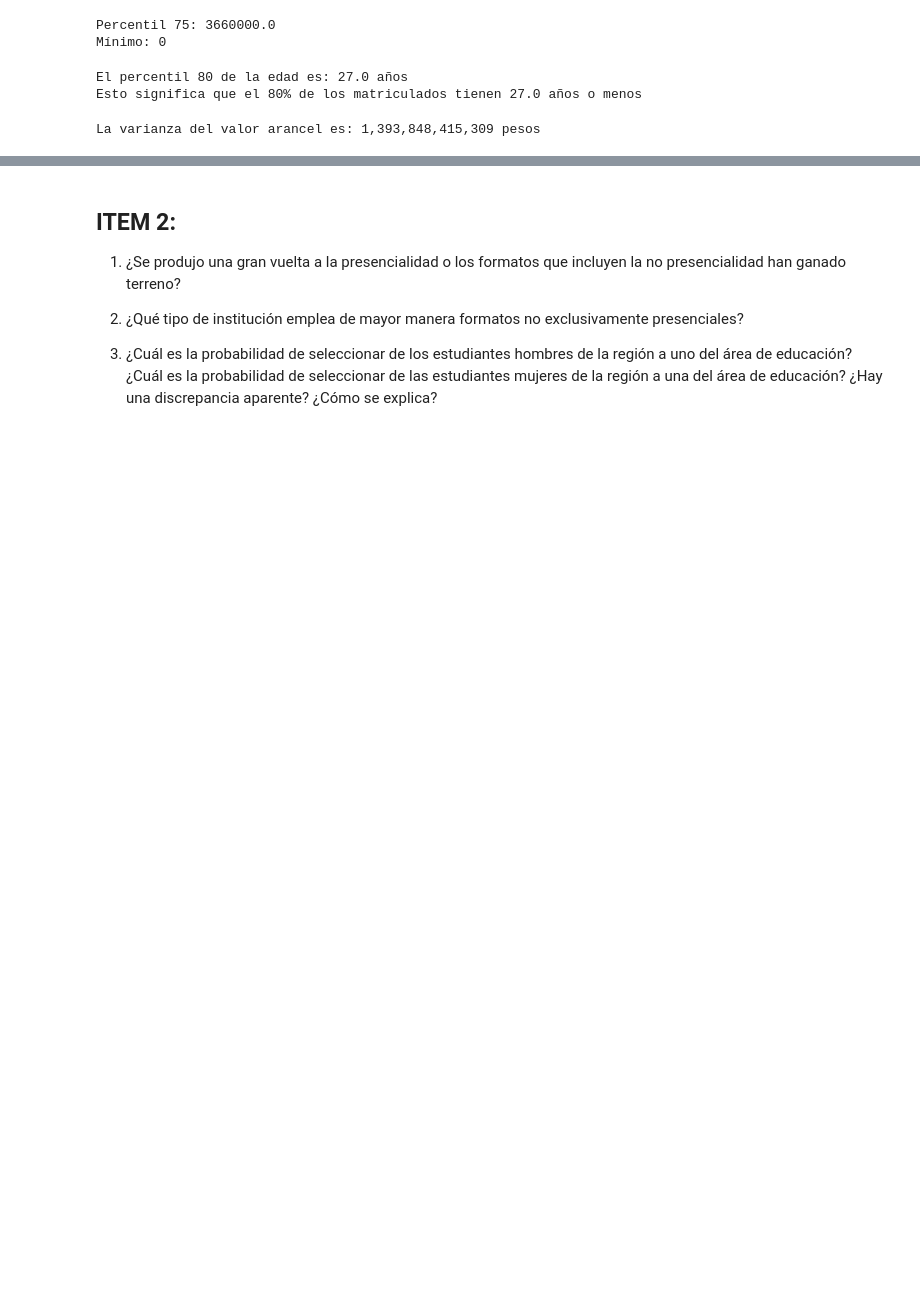
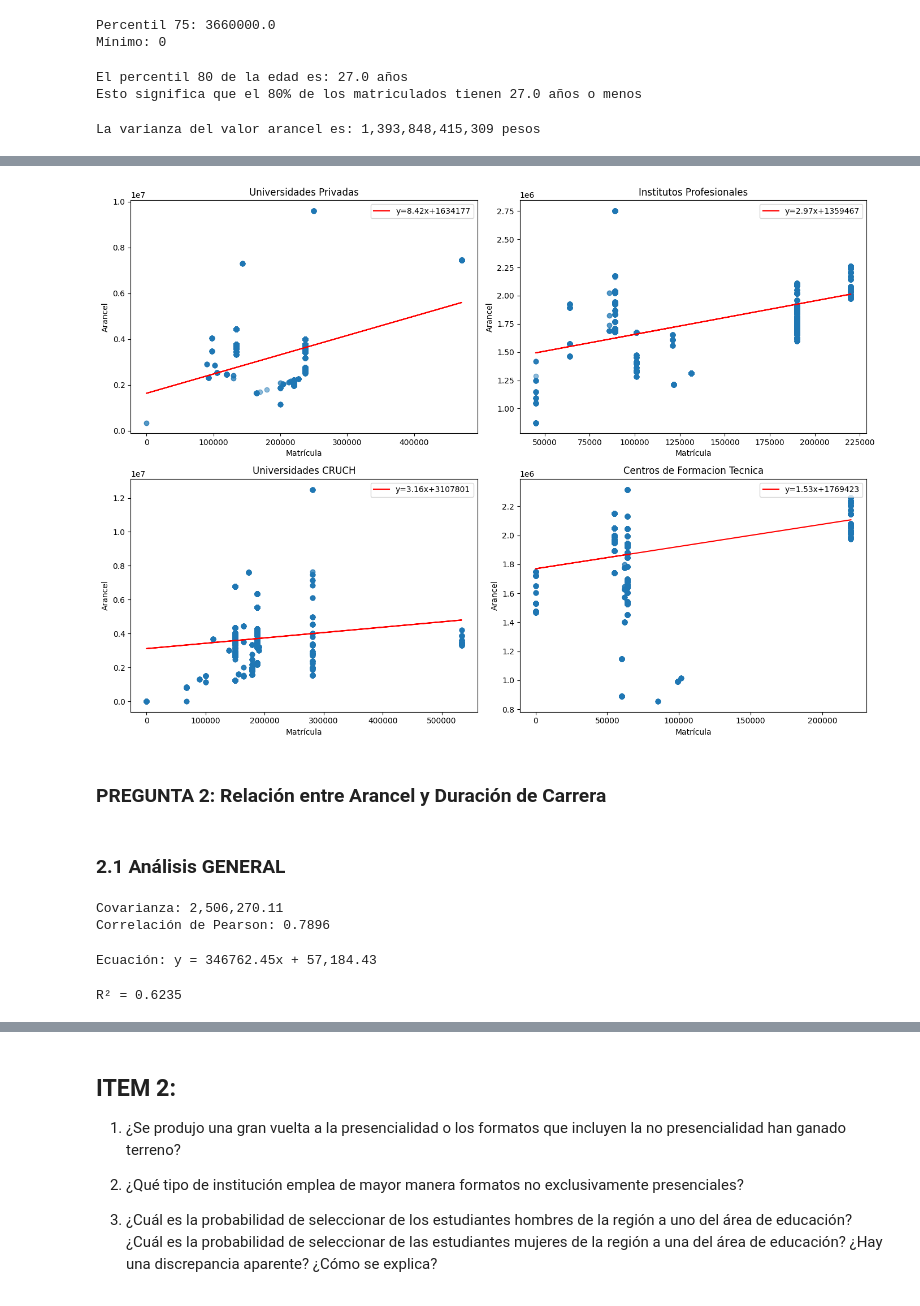
Before and after one commit to VincentiusFarenden/Estadistica-Descriptiva, a Jupyter notebook: TRABAJO TALLER SEMESTRAL/Trabajo_Practico.ipynb, the cells around one changed output, grey strips where cells are left out. Drawn from its saved outputs; the diff is of its cells as text; code cells hidden in the pictures; blank space fills up the shorter version.

```diff
--- a/TRABAJO TALLER SEMESTRAL/Trabajo_Practico.ipynb
+++ b/TRABAJO TALLER SEMESTRAL/Trabajo_Practico.ipynb
@@ -876,0 +957,6 @@ La varianza del valor arancel es: 1,393,848,415,309 pesos
+# %%
+# Ver tipos de instituciones
+tipos = df_1['TIPO DE INSTITUCION'].unique()
+print('Tipos de instituciones:')
+for tipo in tipos:
+    print(f'  - {tipo}')
@@ -876,0 +1028,60 @@ La varianza del valor arancel es: 1,393,848,415,309 pesos
+# %%
+# Gráficos por tipo
+fig, axes = plt.subplots(2, 2, figsize=(14, 10))
+axes = axes.flatten()
+
+for idx, tipo in enumerate(tipos):
+    df_tipo = df_1[df_1['TIPO DE INSTITUCION'] == tipo]
+    v_i = df_tipo['VALOR MATRICULA (PESOS)']
+    v_d = df_tipo['VALOR ARANCEL (PESOS)']
+
+    modelo = np.polyfit(v_i, v_d, 1)
+    m, b = modelo
+
+    axes[idx].scatter(v_i, v_d, alpha=0.5)
+    axes[idx].plot(v_i, m * v_i + b, 'r-', label=f'y={m:.2f}x+{b:.0f}')
+    axes[idx].set_title(tipo)
+    axes[idx].set_xlabel('Matrícula')
+    axes[idx].set_ylabel('Arancel')
+    axes[idx].legend()
+
+plt.tight_layout()
+plt.show()
+# %% [output]
+[figure, added]
+# %% [markdown]
+### PREGUNTA 2: Relación entre Arancel y Duración de Carrera
+# %% [markdown]
+### 2.1 Análisis GENERAL
+# %%
+# Covarianza
+covarianza_duracion = df_1['DURACION TOTAL CARRERA (SEMESTRES)'].cov(df_1['VALOR ARANCEL (PESOS)'])
+
+# Coeficiente de correlación
+coef_correlacion_duracion = df_1['DURACION TOTAL CARRERA (SEMESTRES)'].corr(df_1['VALOR ARANCEL (PESOS)'])
+
+print(f'Covarianza: {covarianza_duracion:,.2f}')
+print(f'Correlación de Pearson: {coef_correlacion_duracion:.4f}')
+# %% [output]
+Covarianza: 2,506,270.11
+Correlación de Pearson: 0.7896
+# %%
+# Variables
+v_indep_dur = df_1['DURACION TOTAL CARRERA (SEMESTRES)']
+v_depen_dur = df_1['VALOR ARANCEL (PESOS)']
+
+# Modelo
+modelo_lineal_dur = np.polyfit(v_indep_dur, v_depen_dur, 1)
+pendiente_dur, intercepto_dur = modelo_lineal_dur
+
+print(f'Ecuación: y = {pendiente_dur:.2f}x + {intercepto_dur:,.2f}')
+# %% [output]
+Ecuación: y = 346762.45x + 57,184.43
+# %%
+# R²
+predicciones_dur = np.polyval(modelo_lineal_dur, v_indep_dur)
+R2_dur = r2_score(v_depen_dur, predicciones_dur)
+
+print(f'R² = {R2_dur:.4f}')
+# %% [output]
+R² = 0.6235
```
Also changed, not shown: parts of 61 cells of this notebook, 1 other file.
